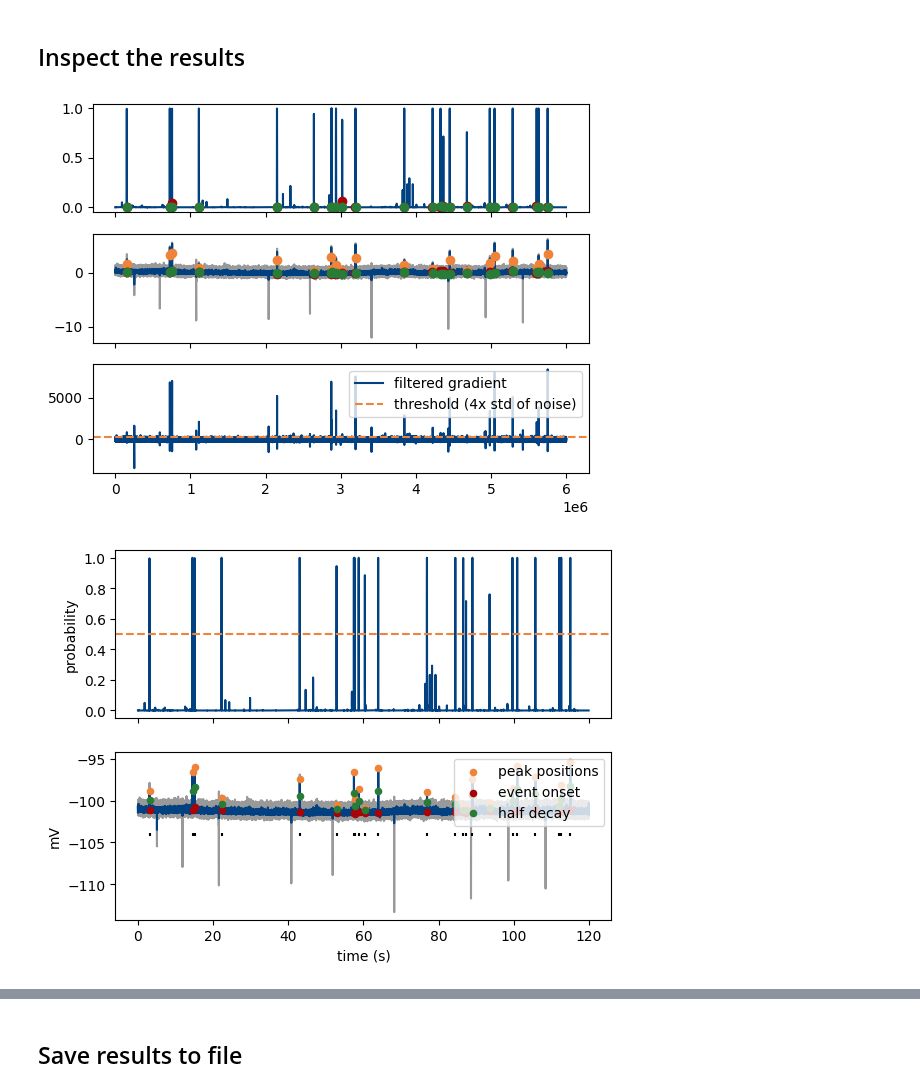
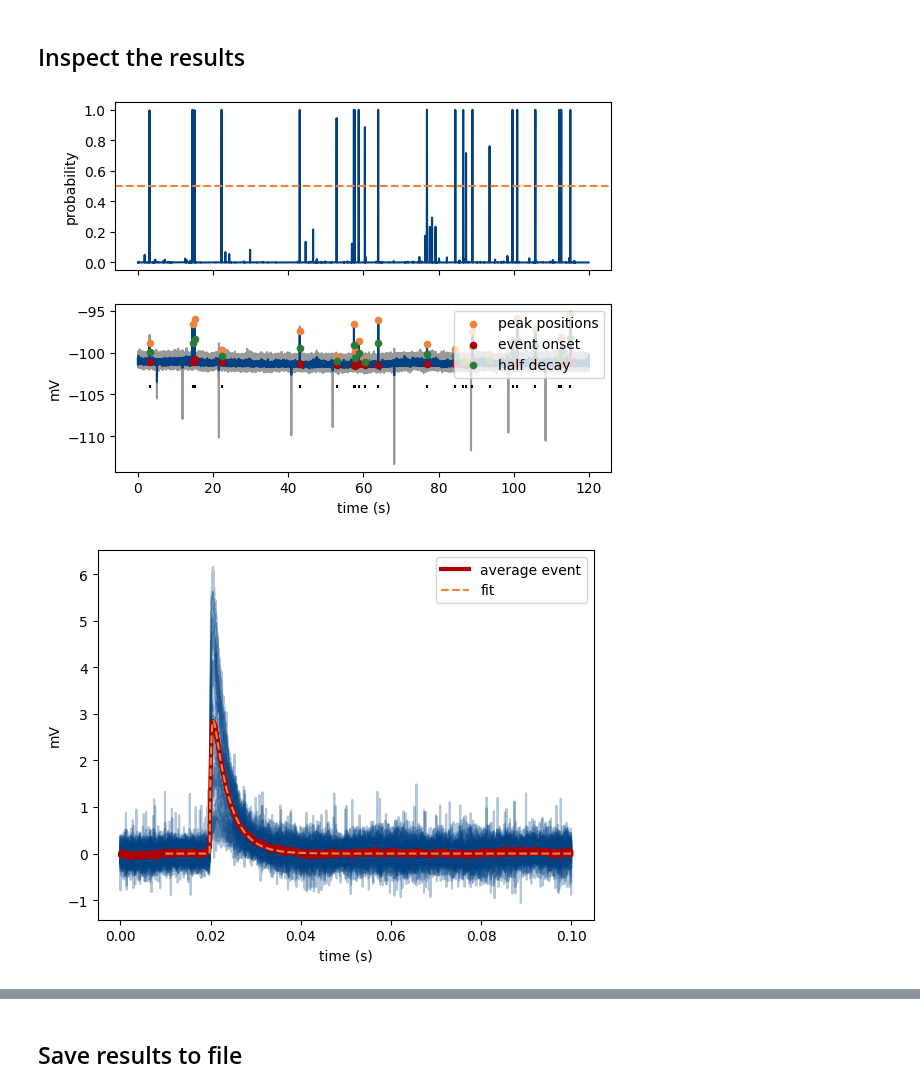
Before and after one commit to delvendahl/miniML, a Jupyter notebook: tutorial_TL.ipynb, the cells around one changed output, grey strips where cells are left out. Saved outputs shown, nothing was run; the diff lists cells and outputs as text; code cells hidden in the pictures.

```diff
--- a/tutorial_TL.ipynb
+++ b/tutorial_TL.ipynb
@@ -79,14 +79,12 @@ Event statistics:
 # %%
 %matplotlib inline
 # # Change "inline" to "qt" to make the plot interactive (requires installation of the PyQt library)
 MiniPlots = miniML_plots(data=detection)
 
-MiniPlots.plot_gradient_search()
 MiniPlots.plot_prediction(include_data=True, plot_filtered_prediction=True, plot_filtered_trace=True, plot_event_params=True)
 MiniPlots.plot_event_overlay()
 MiniPlots.plot_event_histogram(plot='amplitude', cumulative=False)
-
-MiniPlots.plot_detection()
+MiniPlots.plot_gradient_search()
 # %% [output]
-[figure, old version]
+[figure, new version]
-[figure, old version]
+[figure, new version]
```
Also changed, not shown: parts of 1 cell of this notebook, 6 other files.
